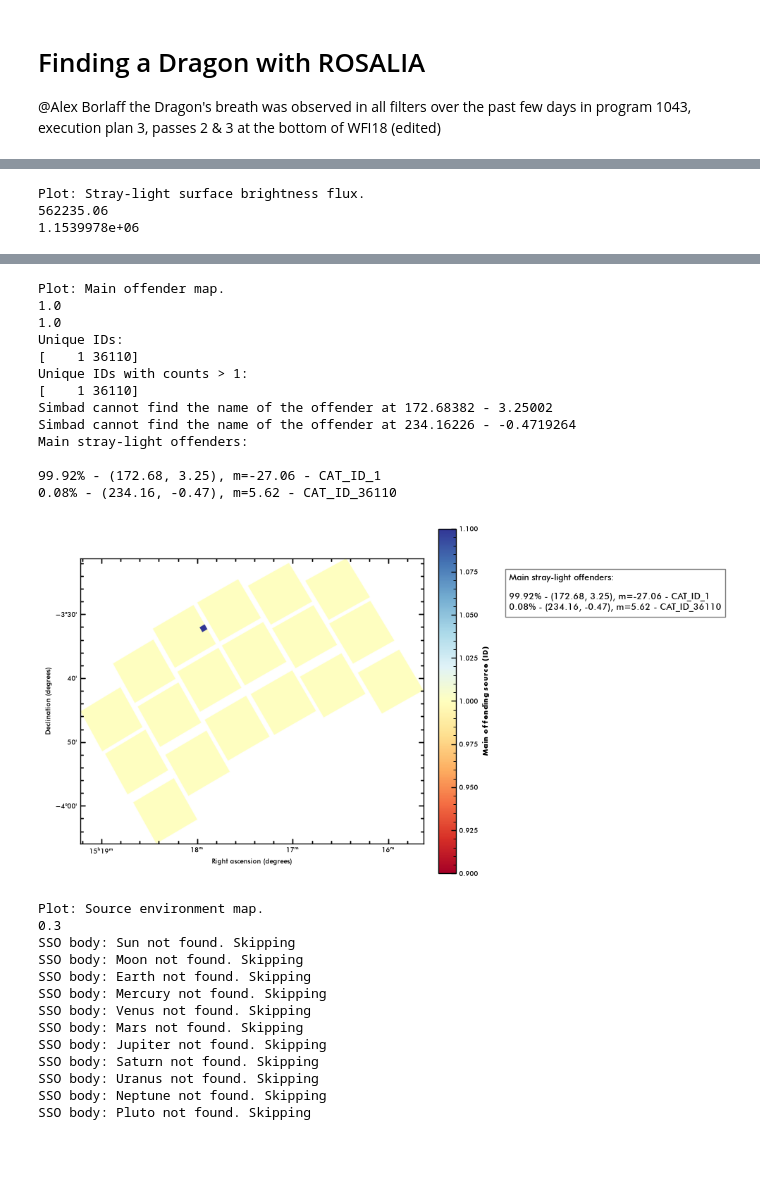
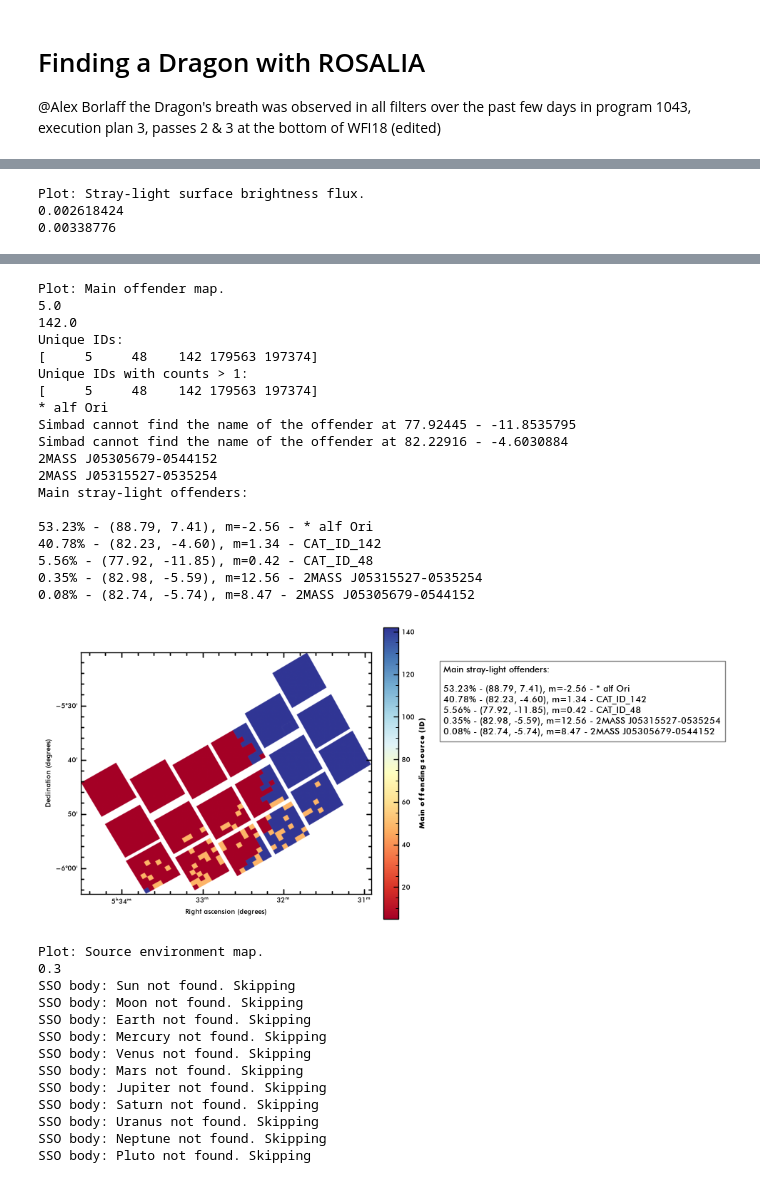
Before and after one commit to Borlaff/ROSALIA, a Jupyter notebook: notebooks/COM/D1_Second_Dragon_WFI18.ipynb, the cells around one changed output, grey strips where cells are left out. Drawn from its saved outputs; the diff is of its cells as text; code cells hidden in the pictures; blank space fills up the shorter version.

```diff
--- a/notebooks/COM/D1_Second_Dragon_WFI18.ipynb
+++ b/notebooks/COM/D1_Second_Dragon_WFI18.ipynb
@@ -9,10 +9,12 @@ import numpy as np
 import rosalia as rs
 import matplotlib.pyplot as plt
 from matplotlib.colors import SymLogNorm
+import glob
+# path = "/Users/aborlaff/NASA/ROSALIA_DEPOT/MAST_First_Dragon/MAST_2026-10-06T1648/Roman/r0102001002001003001_0004_wfi*_f106_cal.asdf"
+# path = sorted(glob.glob("/Users/aborlaff/NASA/ROSALIA_DEPOT/MAST_Second_Dragon/MAST_2026-10-06T1419/Roman/r0104303002001006001_0001_wfi*_f146_cal.asdf"))
+# path = "/Users/aborlaff/NASA/ROSALIA_DEPOT/MAST_Third_Dragon/MAST_2026-10-06T1518/Roman/r0102203058001001001_0001_wfi*_f146_cal.asdf"
+path = sorted(glob.glob("/Users/aborlaff/NASA/ROSALIA_DEPOT/MAST_2026-10-08T1705/MAST_2026-10-08T1705/Roman/r0108303005001001001_0001_wfi*_f213_cal.asdf"))
 
-path = "/Users/aborlaff/NASA/ROSALIA_DEPOT/MAST_First_Dragon/MAST_2026-10-06T1648/Roman/r0102001002001003001_0004_wfi*_f106_cal.asdf"
-# path = "/Users/aborlaff/NASA/ROSALIA_DEPOT/MAST_Second_Dragon/MAST_2026-10-06T1419/Roman/r0104303002001006001_0001_wfi*_f146_cal.asdf"
-# path = "/Users/aborlaff/NASA/ROSALIA_DEPOT/MAST_Third_Dragon/MAST_2026-10-06T1518/Roman/r0102203058001001001_0001_wfi*_f146_cal.asdf"roman_exposure = rs.core.exposure(filename=path)
 roman_exposure = rs.core.exposure(filename=path)
 straylight = roman_exposure.straylight()
 # %% [output]
@@ -39,3 +41,3 @@ DEMO WARNING: make_stray_plot is Assuming F129.
 Plot: Stray-light surface brightness flux.
-562235.06
-1.1539978e+06
+0.002618424
+0.00338776
@@ -43,17 +45,23 @@ Plot: Stray-light surface brightness flux.
 Plot: Main offender map.
-1.0
-1.0
+5.0
+142.0
 Unique IDs:
-[    1 36110]
+[     5     48    142 179563 197374]
 Unique IDs with counts > 1:
-[    1 36110]
-Simbad cannot find the name of the offender at 172.68382 - 3.25002
-Simbad cannot find the name of the offender at 234.16226 - -0.4719264
+[     5     48    142 179563 197374]
+* alf Ori
+Simbad cannot find the name of the offender at 77.92445 - -11.8535795
+Simbad cannot find the name of the offender at 82.22916 - -4.6030884
+2MASS J05305679-0544152
+2MASS J05315527-0535254
 Main stray-light offenders:
 
-99.92% - (172.68, 3.25), m=-27.06 - CAT_ID_1
-0.08% - (234.16, -0.47), m=5.62 - CAT_ID_36110
+53.23% - (88.79, 7.41), m=-2.56 - * alf Ori
+40.78% - (82.23, -4.60), m=1.34 - CAT_ID_142
+5.56% - (77.92, -11.85), m=0.42 - CAT_ID_48
+0.35% - (82.98, -5.59), m=12.56 - 2MASS J05315527-0535254
+0.08% - (82.74, -5.74), m=8.47 - 2MASS J05305679-0544152
-[figure, old version]
+[figure, new version]
 Plot: Source environment map.
 0.3
 SSO body: Sun not found. Skipping
```
Also changed, not shown: parts of 14 cells of this notebook, 26 other files.
